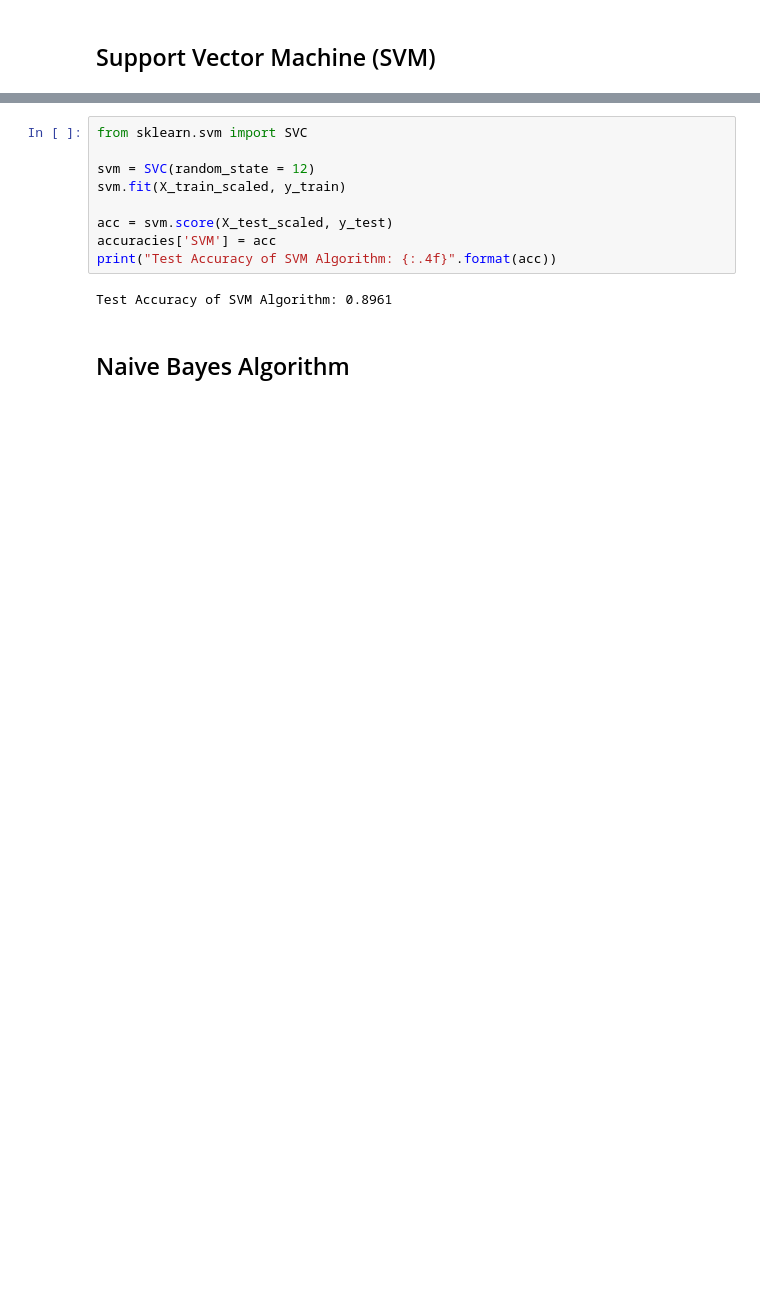
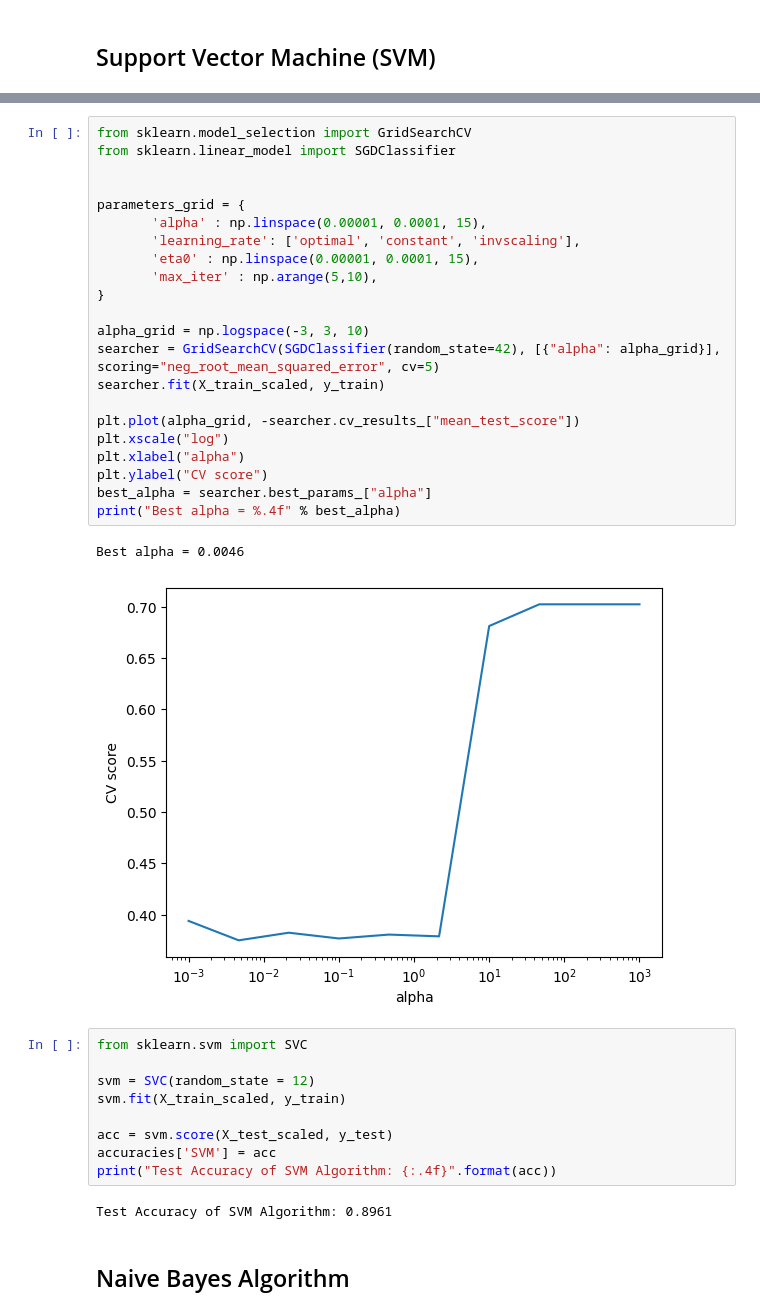
Before and after one commit to katevi/Introduction-to-ML, a Jupyter notebook: lab2/heart_disease_analysis.ipynb, the cells around one changed output, grey strips where cells are left out. Cells and saved outputs as stored; diff of their text form; blank space fills up the shorter version.

```diff
--- a/lab2/heart_disease_analysis.ipynb
+++ b/lab2/heart_disease_analysis.ipynb
@@ -236,3 +364,28 @@ Maximum KNN Score is 0.9708
+# %%
+from sklearn.model_selection import GridSearchCV
+from sklearn.linear_model import SGDClassifier
+
+
+parameters_grid = {
+       'alpha' : np.linspace(0.00001, 0.0001, 15),
+       'learning_rate': ['optimal', 'constant', 'invscaling'],
+       'eta0' : np.linspace(0.00001, 0.0001, 15),
+       'max_iter' : np.arange(5,10),
+}
+
+alpha_grid = np.logspace(-3, 3, 10)
+searcher = GridSearchCV(SGDClassifier(random_state=42), [{"alpha": alpha_grid}], scoring="neg_root_mean_squared_error", cv=5)
+searcher.fit(X_train_scaled, y_train)
+
+plt.plot(alpha_grid, -searcher.cv_results_["mean_test_score"])
+plt.xscale("log")
+plt.xlabel("alpha")
+plt.ylabel("CV score")
+best_alpha = searcher.best_params_["alpha"]
+print("Best alpha = %.4f" % best_alpha)
+# %% [output]
+Best alpha = 0.0046
+[figure, added]
 # %%
 from sklearn.svm import SVC
 
```
Also changed, not shown: parts of 22 cells of this notebook.
